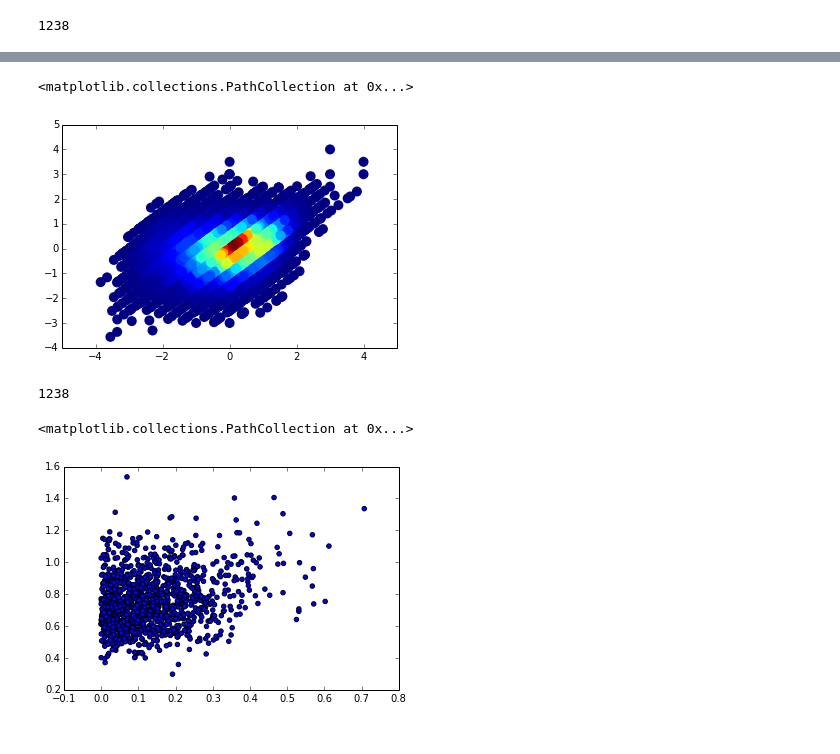
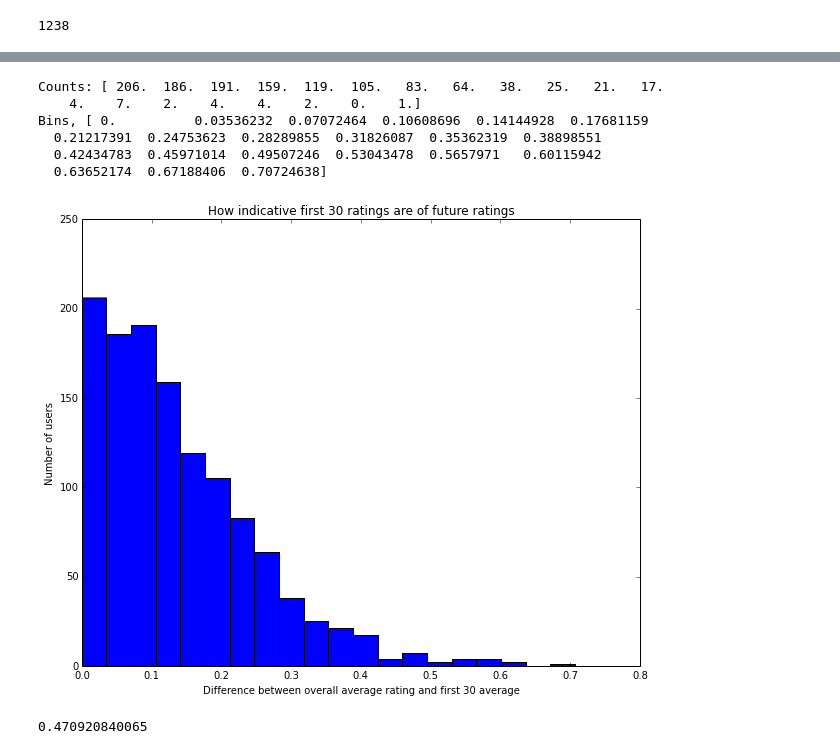
Before and after one commit to jingdai2014/introcm_data_analysis, a Jupyter notebook: assignment3.ipynb, the cells around one changed output, grey strips where cells are left out. Saved outputs shown, nothing was run; the diff lists cells and outputs as text; code cells hidden in the pictures.

```diff
--- a/assignment3.ipynb
+++ b/assignment3.ipynb
@@ -77,7 +95,7 @@ for uid in userlist:
 
     #normalize sentiments
 
-    diff_sentiments.append((np.mean(n_sentiments)+1)/2.0-(np.mean(n_stars)-1)/5.0)
+    diff_sentiments.append((np.mean(n_sentiments)+1)/2.0-(np.mean(n_stars)-1)/4.0)
 
 
     # choose random 30 dates
@@ -104,7 +122,7 @@ for uid in userlist:
     # absolute differnece between predicted ratings and the actual ratings
     diff1=[]
     for i in range(30):
-        pred=(pred_sentiments[i]-avg_sentiments)/2*5+avg_stars
+        pred=(pred_sentiments[i]-avg_sentiments)/2*4+avg_stars
         pred=min(5, pred)
         pred=max(1, pred)
         pred_stars.append(pred)
@@ -179,17 +150,23 @@ plt.scatter(actual_pred, ba_pred, s=1)
-# %%
-from scipy.stats import gaussian_kde
-xy=np.vstack([actual_pred, ba_pred])
-z=gaussian_kde(xy)(xy)
-plt.scatter(actual_pred, ba_pred, c=z, s=100, edgecolor='')
-# %% [output]
-<matplotlib.collections.PathCollection at 0x...>
-[figure, removed]
-# %%
-print len(avg_diff)
-# %% [output]
-1238
-# %%
-plt.scatter(diff_n_stars, avg_diff)
-# %% [output]
-<matplotlib.collections.PathCollection at 0x...>
-[figure, removed]
+# %%
+%matplotlib inline
+import matplotlib.pyplot as plt
+fig=plt.figure(figsize=(10,8))
+ax=fig.add_subplot(1,1,1)
+n, bins, patches=ax.hist(diff_n_stars, bins=20)
+ax.set_xlabel("Difference between overall average rating and first 30 average")
+ax.set_ylabel("Number of users")
+ax.set_title("How indicative first 30 ratings are of future ratings")
+print "Counts:", n
+print "Bins,", bins
+# %% [output]
+Counts: [ 206.  186.  191.  159.  119.  105.   83.   64.   38.   25.   21.   17.
+    4.    7.    2.    4.    4.    2.    0.    1.]
+Bins, [ 0.          0.03536232  0.07072464  0.10608696  0.14144928  0.17681159
+  0.21217391  0.24753623  0.28289855  0.31826087  0.35362319  0.38898551
+  0.42434783  0.45971014  0.49507246  0.53043478  0.5657971   0.60115942
+  0.63652174  0.67188406  0.70724638]
+[figure, added]
+# %%
+print (n[0]+n[1]+n[2])/sum(n)
+# %% [output]
+0.470920840065
```
Also changed, not shown: parts of 15 cells of this notebook.
